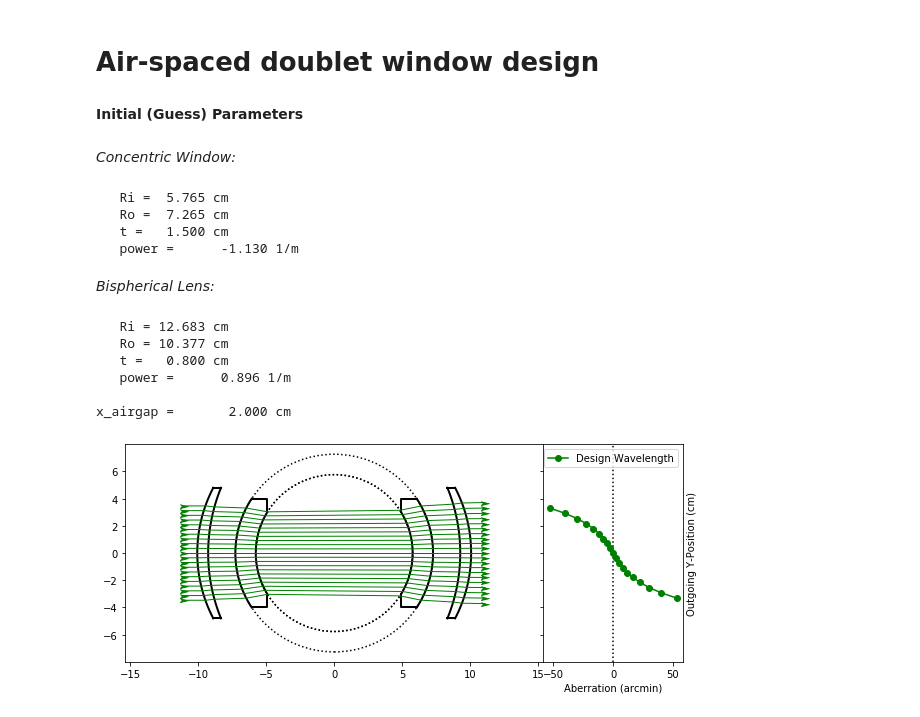
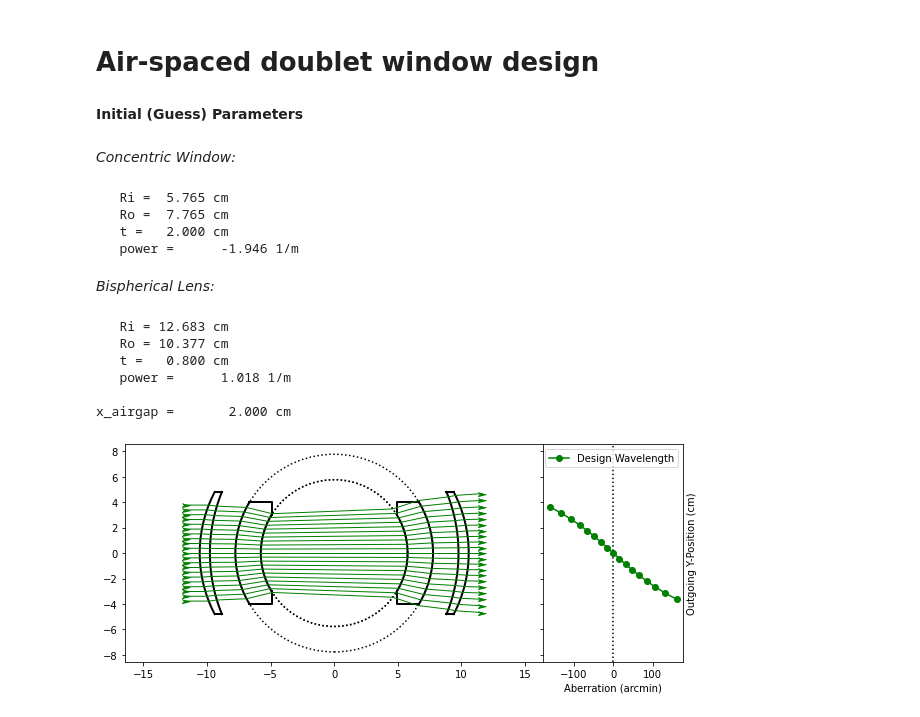
Before and after one commit to ajsusa/afocal, a Jupyter notebook: design_notebook.ipynb, the cells around one changed output. Saved outputs shown, nothing was run; the diff lists cells and outputs as text; code cells hidden in the pictures.

```diff
--- a/design_notebook.ipynb
+++ b/design_notebook.ipynb
@@ -482,9 +510,9 @@ reset_doublet()
 # define air-spaced doublet window
 Ri_w = inner_diameter / 2
 h_w = window_height
-t_w = t_airspace_window
+t_w = 2.  # t_airspace_window
 
-annulus = windows.Concentric(Ri_w, h_w, t_w, h_f=h_f, material=window_material)
+annulus = windows.Concentric(Ri_w, h_w, t_w, h_f=h_f, material='sapphire')  # window_material)
 
 # define air-spaced doublet lens guess
 xi_l = annulus.x_max + x_airspace
@@ -493,41 +521,40 @@ Ro_l = Ro_airspace_lens
 t_l = t_airspace_lens
 h_l = h_airspace_lens
 
-lens = windows.BisphericalLens(Ri_l, Ro_l, h_l, t_l, xi_l, h_f=0.)
+lens = windows.BisphericalLens(Ri_l, Ro_l, h_l, t_l, xi_l, h_f=0., material='bk7')
+
+fig, axs = util.ray_aberration_subplots()
 
 # construct the doublet object
 airdoublet = windows.AirspaceDoublet(annulus, lens)
 airdoublet.trace_ray_set(draw=False)
 
 if draw_guess:
-
-    fig, axs = util.ray_aberration_subplots()
-
     util.print_md(f"__Initial (Guess) Parameters__")
     airdoublet.print_dims('   ')
 
     # draw and ray trace the window
     plt.sca(axs[0])
     airdoublet.draw(center_circle=True, new_figure=False)
     airdoublet.draw_rays(c='g')
 
     plt.sca(axs[1])
     util.plot_aberrations(airdoublet, unit='arcmin', c='g', new_fig=False, ls='-', yloc='out', flip_axes=True,
                           failed=False, prefix='Design Wavelength')
     plt.show()
 # %% [output]
 __Initial (Guess) Parameters__
 _Concentric Window:_
    Ri =  5.765 cm
-   Ro =  7.265 cm
-   t =   1.500 cm
-   power =      -1.130 1/m
+   Ro =  7.765 cm
+   t =   2.000 cm
+   power =      -1.946 1/m
 _Bispherical Lens:_
    Ri = 12.683 cm
    Ro = 10.377 cm
    t =   0.800 cm
-   power =      0.896 1/m
+   power =      1.018 1/m
 
 x_airgap =       2.000 cm
-[figure, old version]
+[figure, new version]
 # %%
```
Also changed, not shown: parts of 12 cells of this notebook, 1 other file.
